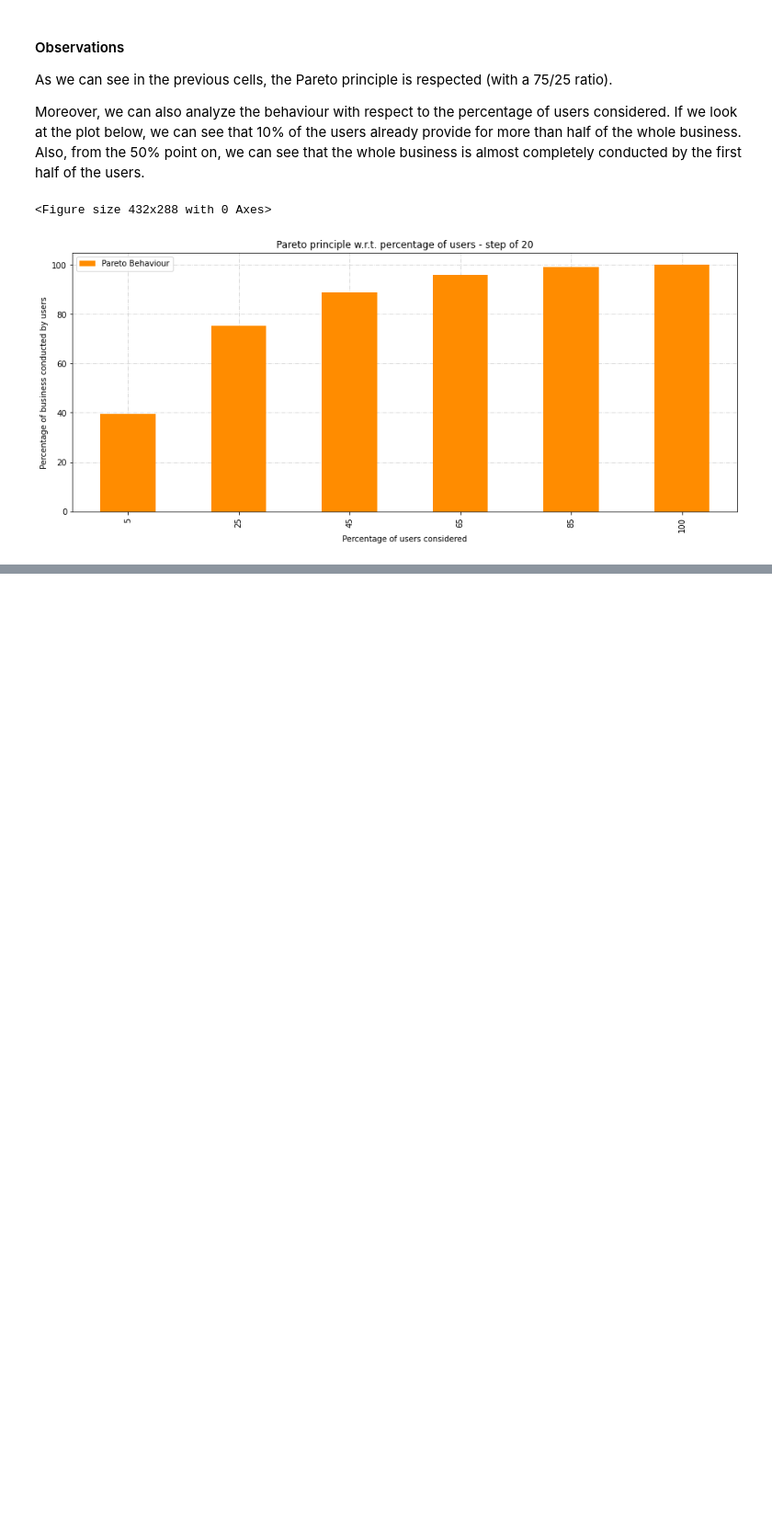
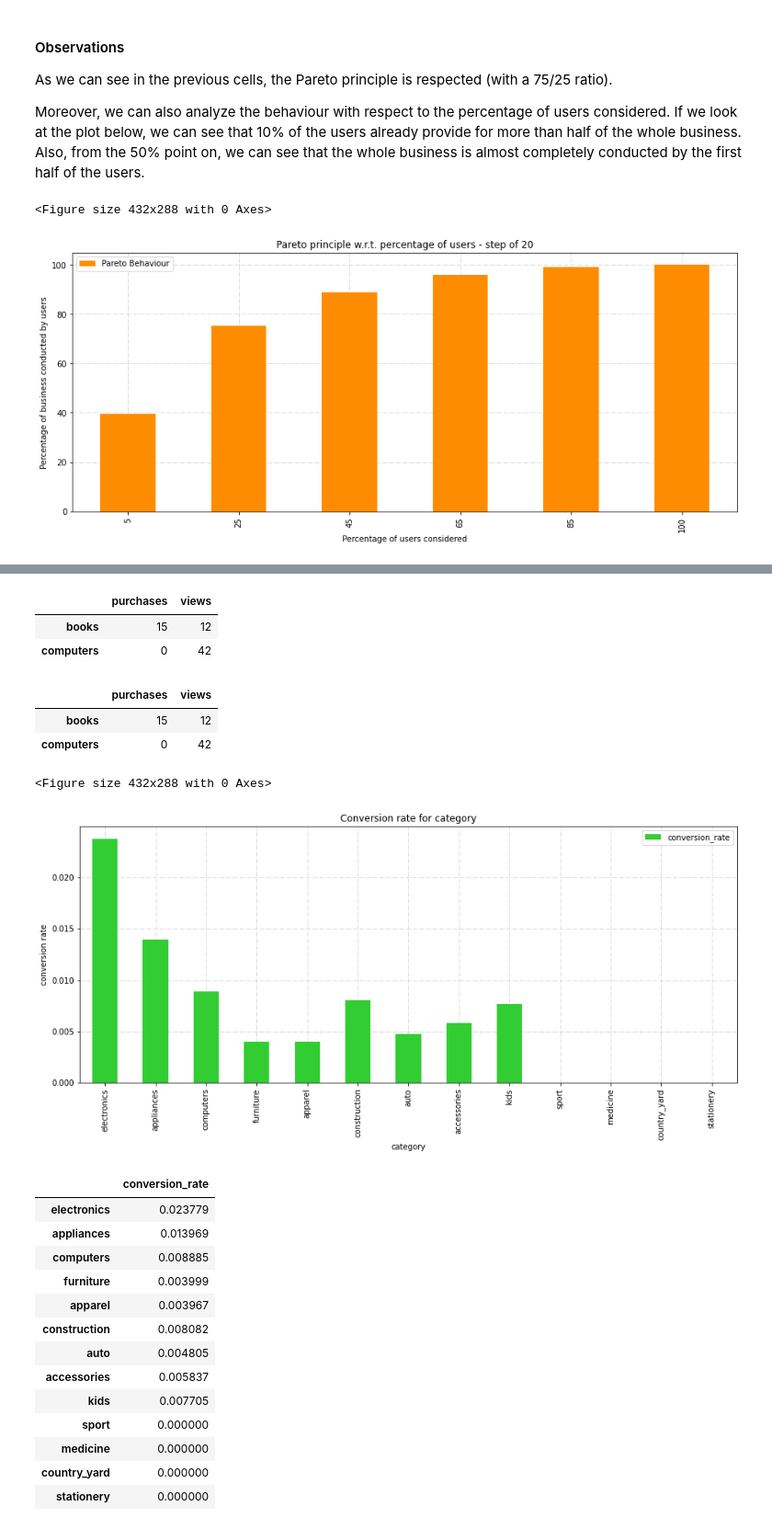
Before and after one commit to mikcnt/adm-homework-2, a Jupyter notebook: exercises_test.ipynb, the cells around one changed output, grey strips where cells are left out. Shown at 92% size. Cells and saved outputs as stored; diff of their text form; code cells hidden in the pictures; blank space fills up the shorter version.

```diff
--- a/exercises_test.ipynb
+++ b/exercises_test.ipynb
@@ -264,0 +305,26 @@ functions_.plot_pareto(nov)
+# %%
+prova = {
+    'books': {
+        'purchases': 15,
+        'views': 12
+    },
+    'computers': {
+        'purchases': 0,
+        'views': 42
+    }
+}
+pd.DataFrame(prova).T
+# %% [output]
+|  | purchases | views |
+| books | 15 | 12 |
+| computers | 0 | 42 |
+# %%
+prova = {
+    'books': np.array([15, 12]),
+    'computers': np.array([0, 42])
+}
+pd.DataFrame(prova).T.rename(columns={0: 'purchases', 1: 'views'})
+# %% [output]
+|  | purchases | views |
+| books | 15 | 12 |
+| computers | 0 | 42 |
@@ -264,0 +338,20 @@ functions_.plot_pareto(nov)
+# %%
+updatelib()
+functions_.category_conv_rate('test.csv')
+# %% [output]
+<Figure size 432x288 with 0 Axes>
+[figure, added]
+|  | conversion_rate |
+| electronics | 0.023779 |
+| appliances | 0.013969 |
+| computers | 0.008885 |
+| furniture | 0.003999 |
+| apparel | 0.003967 |
+| construction | 0.008082 |
+| auto | 0.004805 |
+| accessories | 0.005837 |
+| kids | 0.007705 |
+| sport | 0.000000 |
+| medicine | 0.000000 |
+| country_yard | 0.000000 |
+| stationery | 0.000000 |
```
Also changed, not shown: parts of 10 cells of this notebook, 1 other file.
